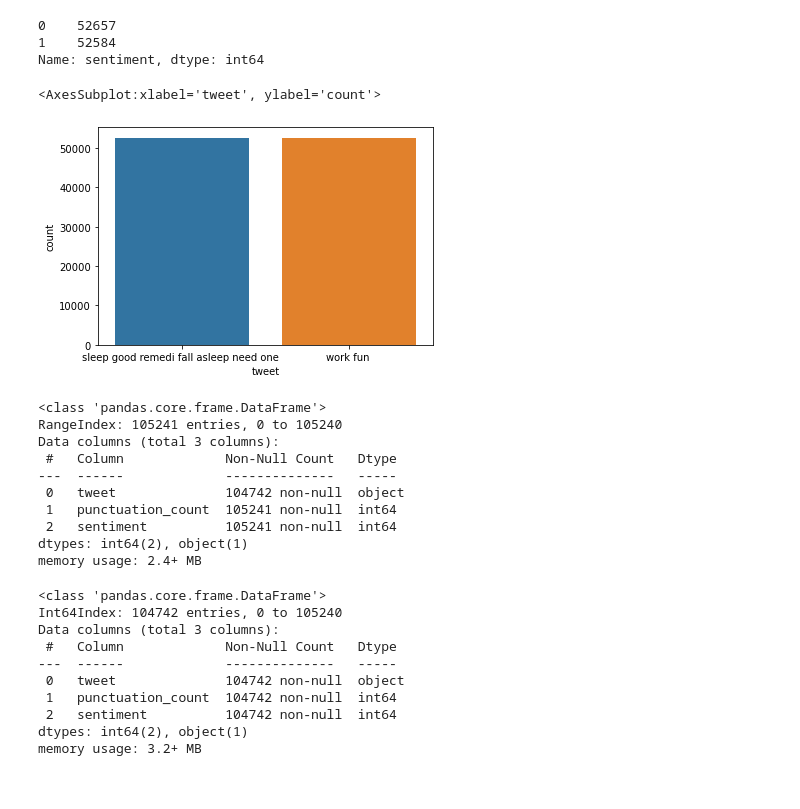
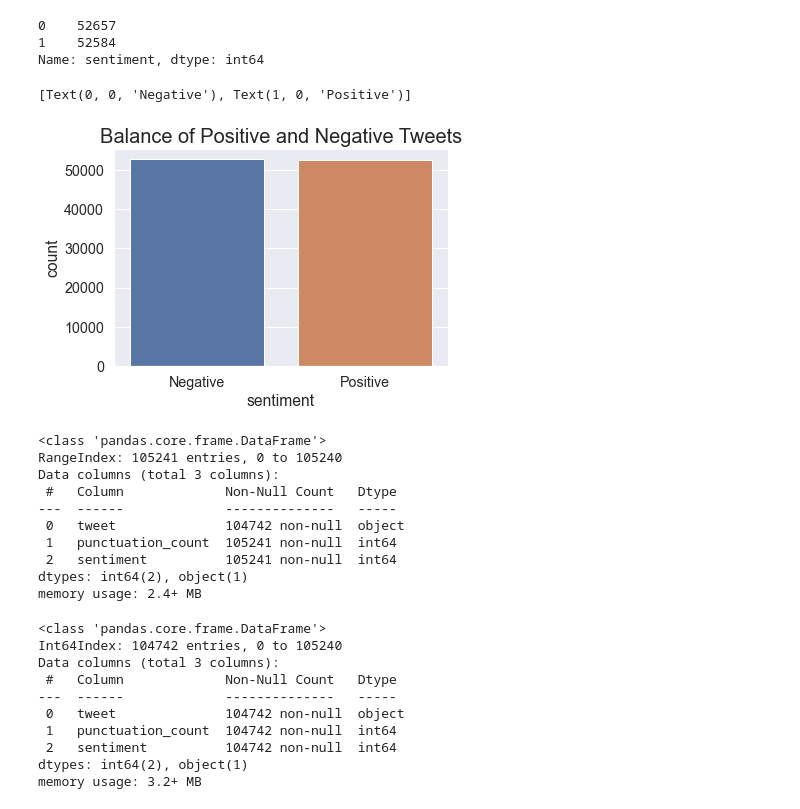
Before and after one commit to AI-at-GBC/tweet-analysis, a Jupyter notebook: get_positive_tweets.ipynb, the cells around one changed output. Saved outputs shown, nothing was run; the diff lists cells and outputs as text; code cells hidden in the pictures.

Commit message:
Update get_positive_tweets.ipynb
Added comments and a confusion matrix

```diff
--- a/get_positive_tweets.ipynb
+++ b/get_positive_tweets.ipynb
@@ -55,23 +57,31 @@ Name: sentiment, dtype: int64
 # %%
 import seaborn as sns
 import matplotlib.pyplot as plt
 %matplotlib inline
 
-sns.countplot(x = data.sentiment, data = data.tweet)
+import seaborn as sns
+import matplotlib.pyplot as plt
+%matplotlib inline
+
+sns.set(font_scale=1.3)
+plot = sns.countplot(x = 'sentiment', data = data)
+plot.set_title("Balance of Positive and Negative Tweets", fontsize=20)
+plot.set_xticklabels(['Negative','Positive'])
 # %% [output]
-<AxesSubplot:xlabel='tweet', ylabel='count'>
+[Text(0, 0, 'Negative'), Text(1, 0, 'Positive')]
-[figure, old version]
+[figure, new version]
-# %%
-data.info()
-# %% [output]
-<class 'pandas.core.frame.DataFrame'>
-RangeIndex: 105241 entries, 0 to 105240
-Data columns (total 3 columns):
- #   Column             Non-Null Count   Dtype
----  ------             --------------   -----
- 0   tweet              104742 non-null  object
- 1   punctuation_count  105241 non-null  int64
- 2   sentiment          105241 non-null  int64
-dtypes: int64(2), object(1)
-memory usage: 2.4+ MB
+# %%
+# After our cleaning some of our records have no text information remaining
+data.info()
+# %% [output]
+<class 'pandas.core.frame.DataFrame'>
+RangeIndex: 105241 entries, 0 to 105240
+Data columns (total 3 columns):
+ #   Column             Non-Null Count   Dtype
+---  ------             --------------   -----
+ 0   tweet              104742 non-null  object
+ 1   punctuation_count  105241 non-null  int64
+ 2   sentiment          105241 non-null  int64
+dtypes: int64(2), object(1)
+memory usage: 2.4+ MB
 # %%
```
Also changed, not shown: parts of 36 cells of this notebook.
